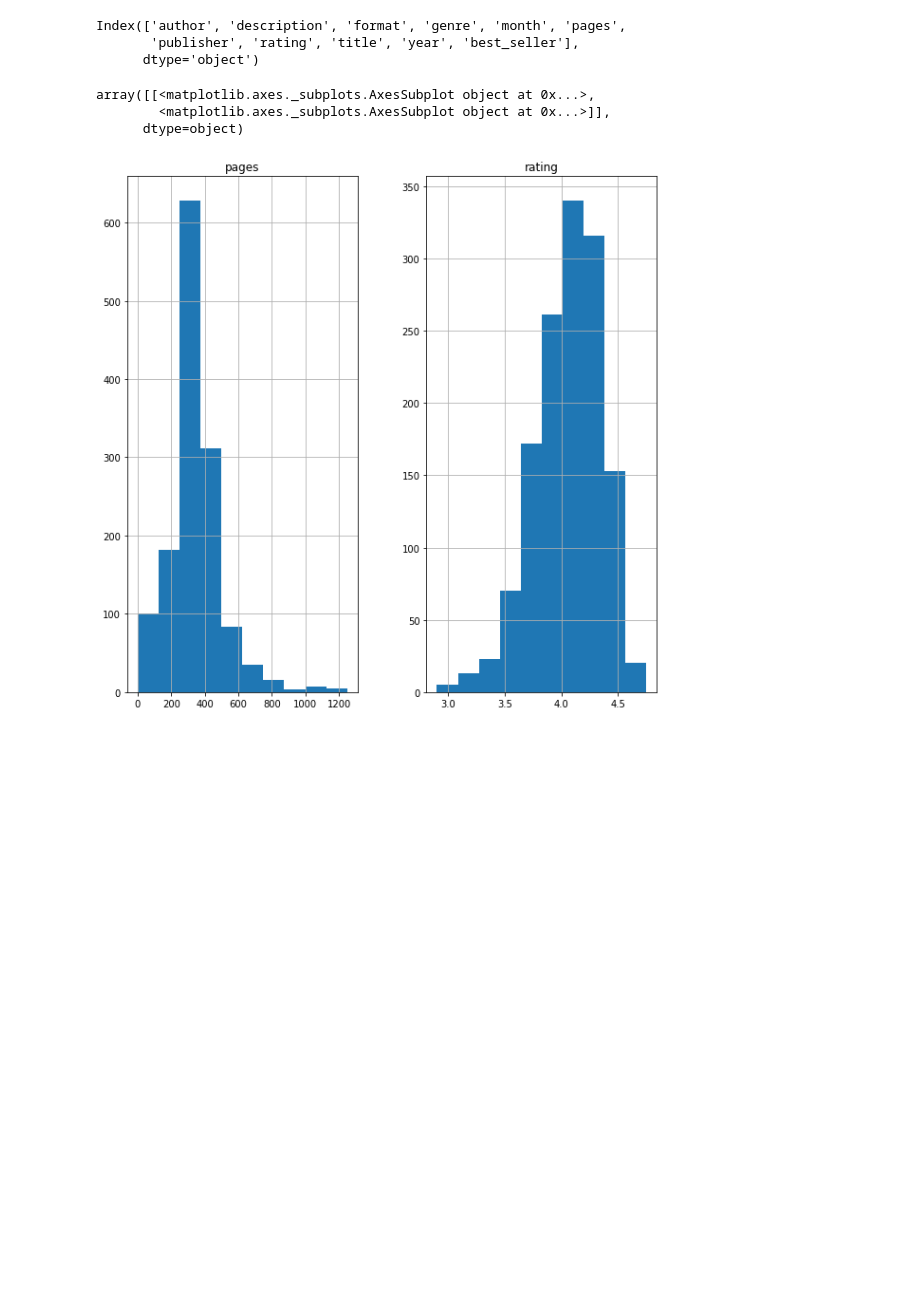
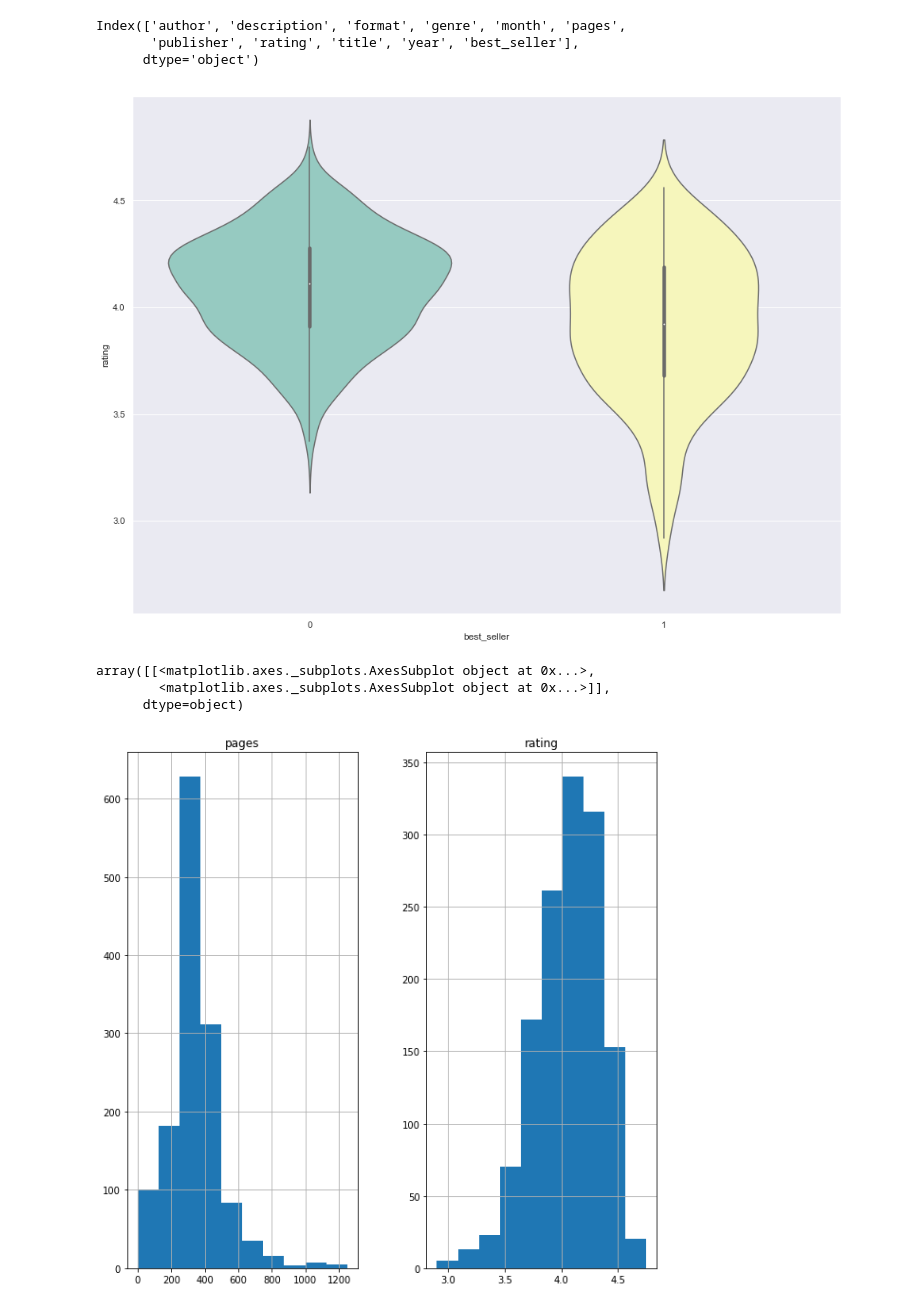
Before and after one commit to robillersomeone/NYT_bestsellers, a Jupyter notebook: dataframe_and_EDA.ipynb, the cells around one changed output. Drawn from its saved outputs; the diff is of its cells as text; code cells hidden in the pictures; blank space fills up the shorter version.

Commit message:
added data visualizations for EDA

```diff
--- a/dataframe_and_EDA.ipynb
+++ b/dataframe_and_EDA.ipynb
@@ -364,6 +365,11 @@ all_books.columns
 Index(['author', 'description', 'format', 'genre', 'month', 'pages',
        'publisher', 'rating', 'title', 'year', 'best_seller'],
       dtype='object')
+# %%
+ax = sns.violinplot(x=all_books["best_seller"], y=all_books['rating'],
+                    data=all_books, palette="Set3")
+# %% [output]
+[figure, added]
 # %%
 # look at distribution of continuous variables
 all_books.hist(column=['pages', 'rating'], figsize=(10,10))
```
Also changed, not shown: parts of 9 cells of this notebook.
